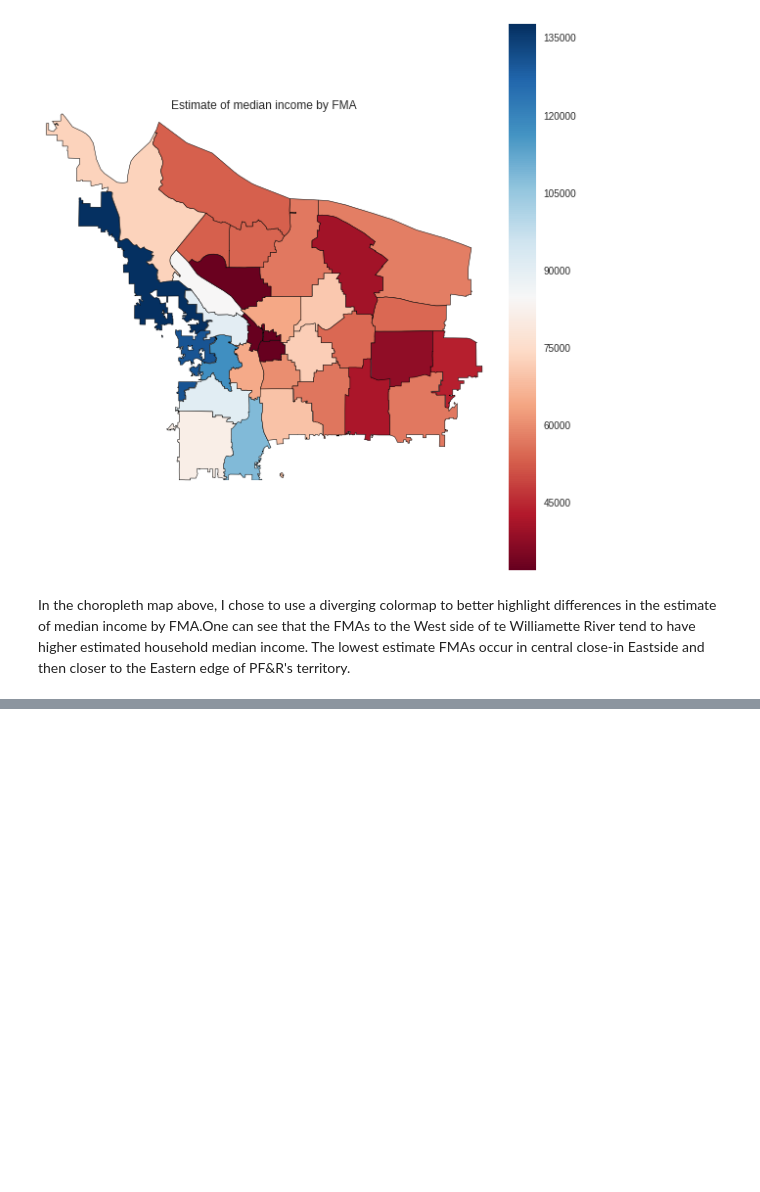
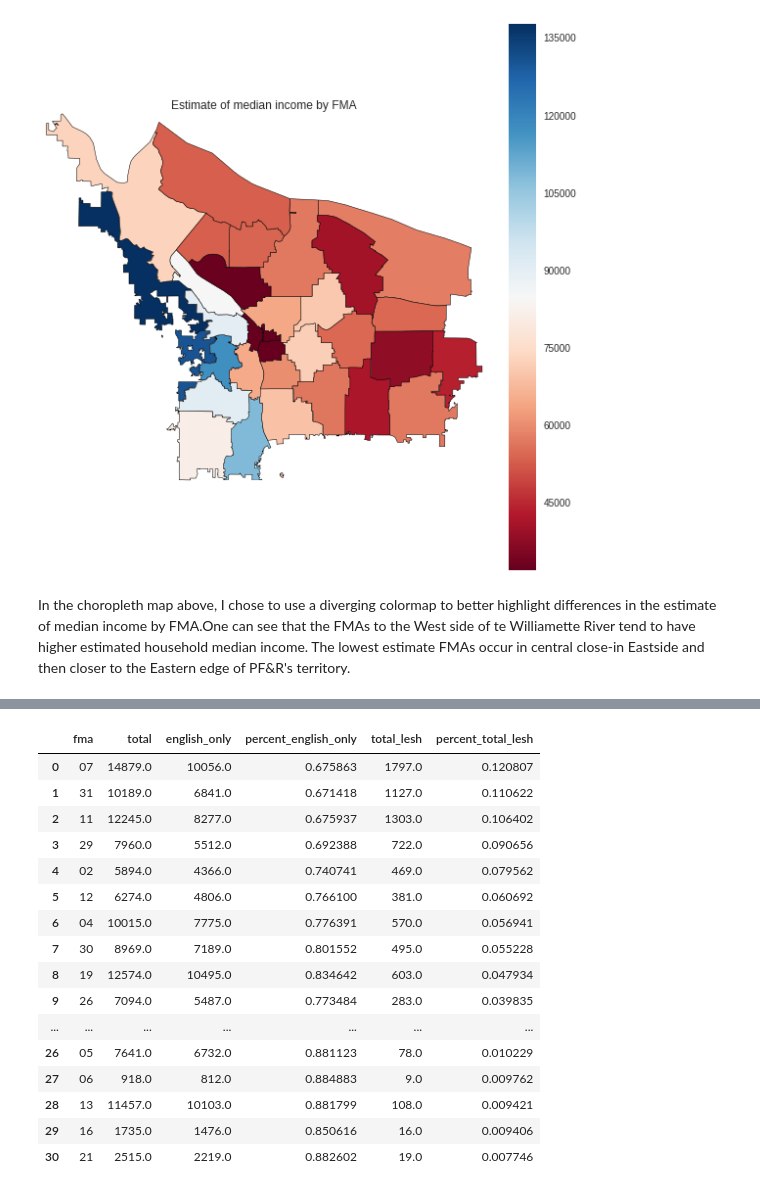
Before and after one commit to sky-t/hack-or-emergency-response, a Jupyter notebook: census_eda_geo.ipynb, the cells around one changed output, grey strips where cells are left out. Saved outputs shown, nothing was run; the diff lists cells and outputs as text; code cells hidden in the pictures; blank space fills up the shorter version.

```diff
--- a/census_eda_geo.ipynb
+++ b/census_eda_geo.ipynb
@@ -597 +665,21 @@ df8
+# %%
+df8[df8.columns[:6]]
+# %% [output]
+|  | fma | total | english_only | percent_english_only | total_lesh | percent_total_lesh |
+| 0 | 07 | 14879.0 | 10056.0 | 0.675863 | 1797.0 | 0.120807 |
+| 1 | 31 | 10189.0 | 6841.0 | 0.671418 | 1127.0 | 0.110622 |
+| 2 | 11 | 12245.0 | 8277.0 | 0.675937 | 1303.0 | 0.106402 |
+| 3 | 29 | 7960.0 | 5512.0 | 0.692388 | 722.0 | 0.090656 |
+| 4 | 02 | 5894.0 | 4366.0 | 0.740741 | 469.0 | 0.079562 |
+| 5 | 12 | 6274.0 | 4806.0 | 0.766100 | 381.0 | 0.060692 |
+| 6 | 04 | 10015.0 | 7775.0 | 0.776391 | 570.0 | 0.056941 |
+| 7 | 30 | 8969.0 | 7189.0 | 0.801552 | 495.0 | 0.055228 |
+| 8 | 19 | 12574.0 | 10495.0 | 0.834642 | 603.0 | 0.047934 |
+| 9 | 26 | 7094.0 | 5487.0 | 0.773484 | 283.0 | 0.039835 |
+| ... | ... | ... | ... | ... | ... | ... |
+| 26 | 05 | 7641.0 | 6732.0 | 0.881123 | 78.0 | 0.010229 |
+| 27 | 06 | 918.0 | 812.0 | 0.884883 | 9.0 | 0.009762 |
+| 28 | 13 | 11457.0 | 10103.0 | 0.881799 | 108.0 | 0.009421 |
+| 29 | 16 | 1735.0 | 1476.0 | 0.850616 | 16.0 | 0.009406 |
+| 30 | 21 | 2515.0 | 2219.0 | 0.882602 | 19.0 | 0.007746 |
 # %%
```
Also changed, not shown: parts of 31 cells of this notebook.
